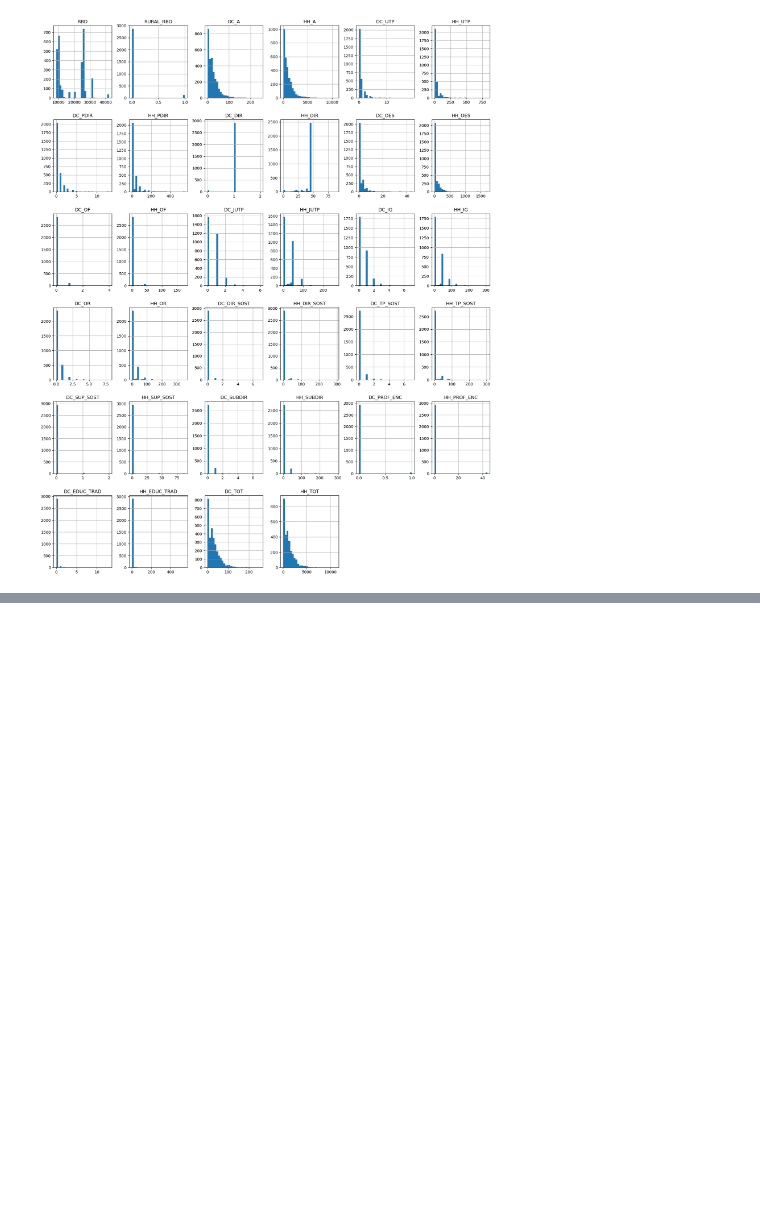
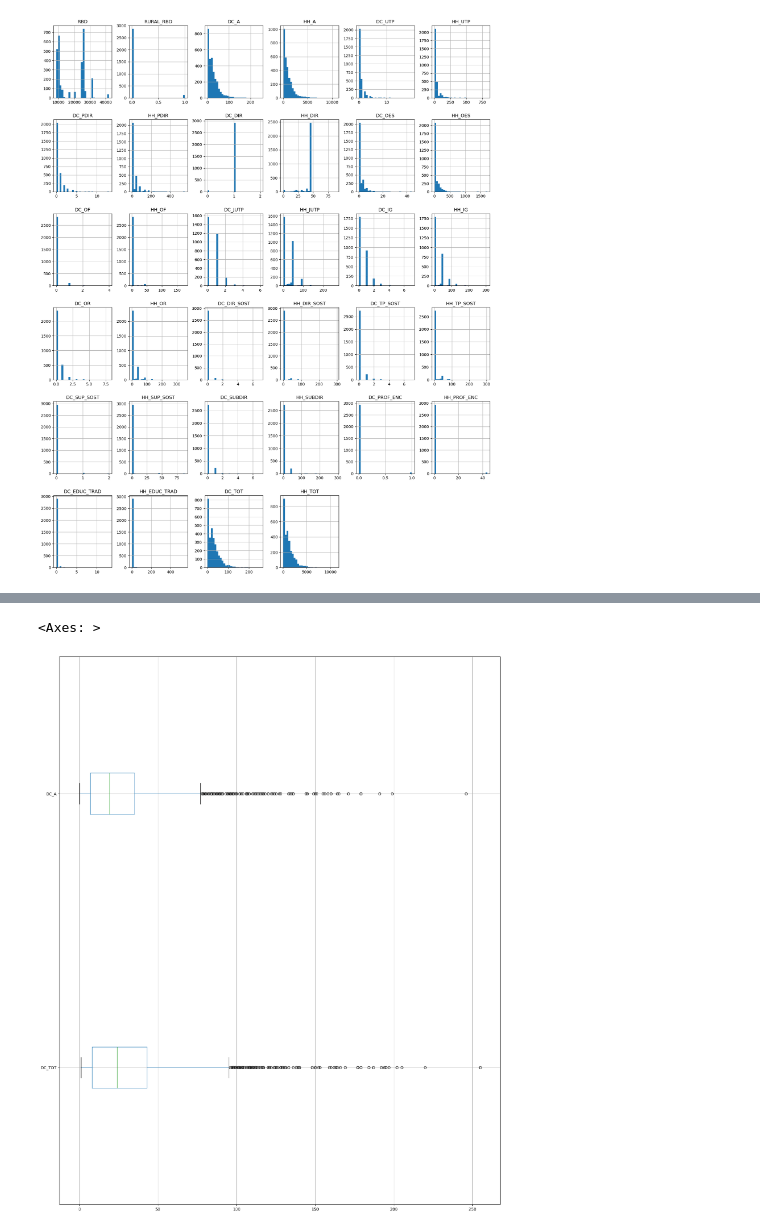
Before and after one commit to catalina1306/Los_chuquicamata, a Jupyter notebook: exploracion/dotacion/Docentes.ipynb, the cells around one changed output, grey strips where cells are left out. Drawn from its saved outputs; the diff is of its cells as text; code cells hidden in the pictures; blank space fills up the shorter version.

```diff
--- a/exploracion/Docentes.ipynb
+++ b/exploracion/dotacion/Docentes.ipynb
@@ -140,0 +142,5 @@ df_docentes.boxplot(column=['DC_A'])
+# %%
+ df_docentes[['DC_TOT', 'DC_A']].boxplot(figsize=(20, 25), vert=False)
+# %% [output]
+<Axes: >
+[figure, added]
```
Also changed, not shown: parts of 4 cells of this notebook, 4 other files.
